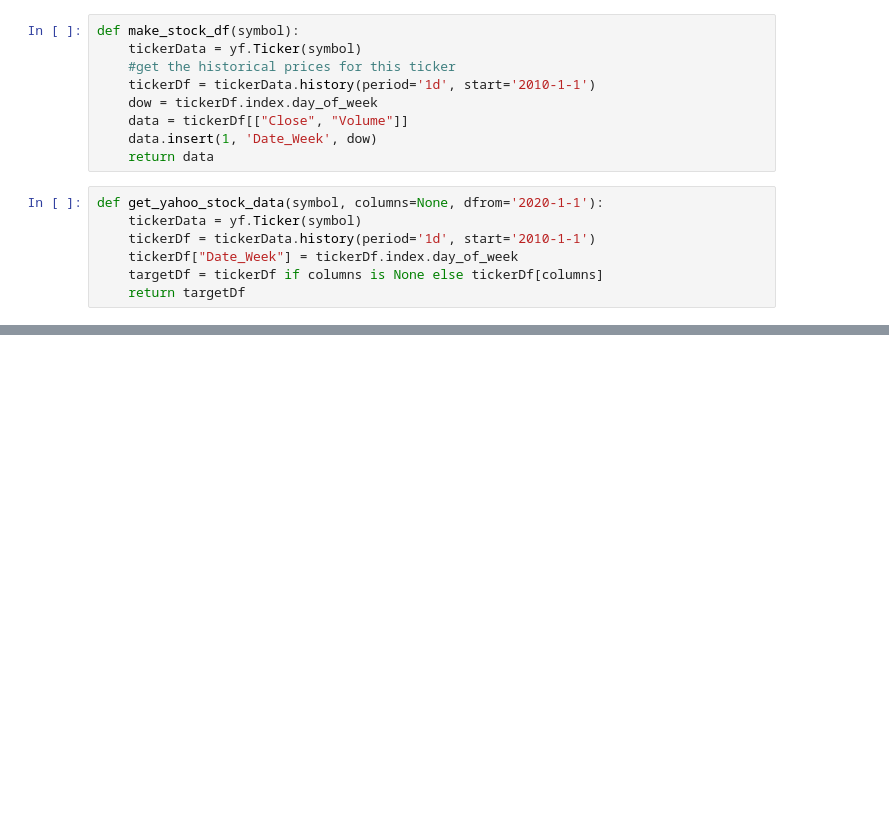
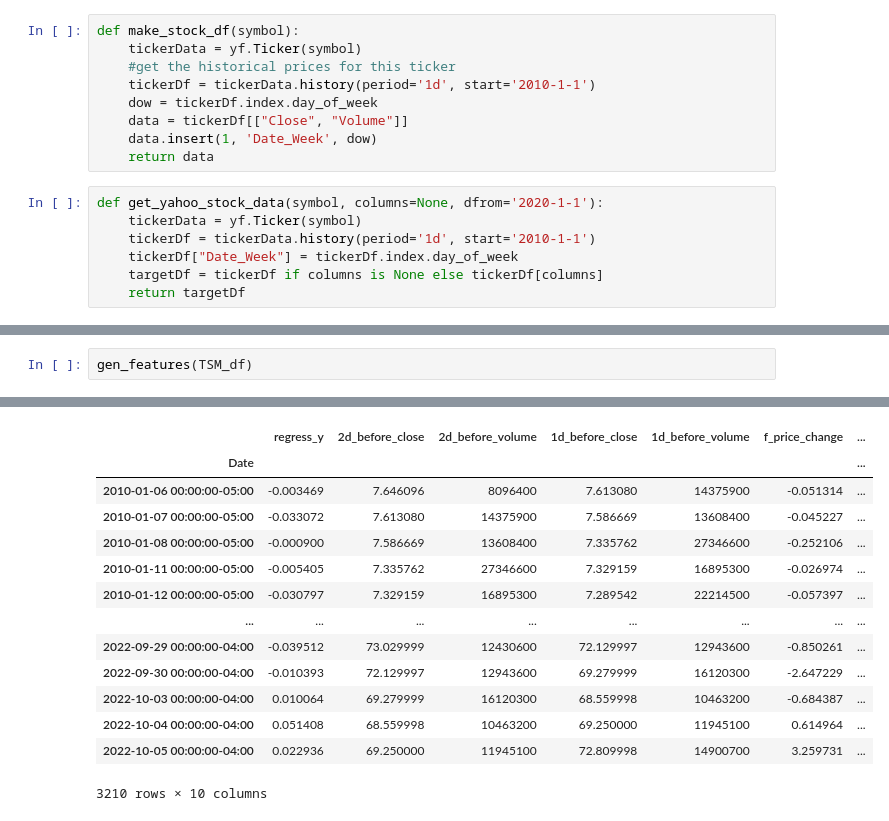
Before and after one commit to frankie-2nfro-com/stock_simple_prediction, a Jupyter notebook: data_preparation.ipynb, the cells around one changed output, grey strips where cells are left out. Drawn from its saved outputs; the diff is of its cells as text; blank space fills up the shorter version.

```diff
--- a/data_preparation.ipynb
+++ b/data_preparation.ipynb
@@ -47,0 +118,3 @@ TSM_df.Close.plot()
+# %%
+gen_features(TSM_df)
+# %% [output]
@@ -47,0 +134,14 @@ TSM_df.Close.plot()
+|  | regress_y | 2d_before_close | 2d_before_volume | 1d_before_close | 1d_before_volume | f_price_change | ... |
+| Date |  |  |  |  |  |  | ... |
+| 2010-01-06 00:00:00-05:00 | -0.003469 | 7.646096 | 8096400 | 7.613080 | 14375900 | -0.051314 | ... |
+| 2010-01-07 00:00:00-05:00 | -0.033072 | 7.613080 | 14375900 | 7.586669 | 13608400 | -0.045227 | ... |
+| 2010-01-08 00:00:00-05:00 | -0.000900 | 7.586669 | 13608400 | 7.335762 | 27346600 | -0.252106 | ... |
+| 2010-01-11 00:00:00-05:00 | -0.005405 | 7.335762 | 27346600 | 7.329159 | 16895300 | -0.026974 | ... |
+| 2010-01-12 00:00:00-05:00 | -0.030797 | 7.329159 | 16895300 | 7.289542 | 22214500 | -0.057397 | ... |
+| ... | ... | ... | ... | ... | ... | ... | ... |
+| 2022-09-29 00:00:00-04:00 | -0.039512 | 73.029999 | 12430600 | 72.129997 | 12943600 | -0.850261 | ... |
+| 2022-09-30 00:00:00-04:00 | -0.010393 | 72.129997 | 12943600 | 69.279999 | 16120300 | -2.647229 | ... |
+| 2022-10-03 00:00:00-04:00 | 0.010064 | 69.279999 | 16120300 | 68.559998 | 10463200 | -0.684387 | ... |
+| 2022-10-04 00:00:00-04:00 | 0.051408 | 68.559998 | 10463200 | 69.250000 | 11945100 | 0.614964 | ... |
+| 2022-10-05 00:00:00-04:00 | 0.022936 | 69.250000 | 11945100 | 72.809998 | 14900700 | 3.259731 | ... |
+3210 rows × 10 columns
```
Also changed, not shown: parts of 7 cells of this notebook.
